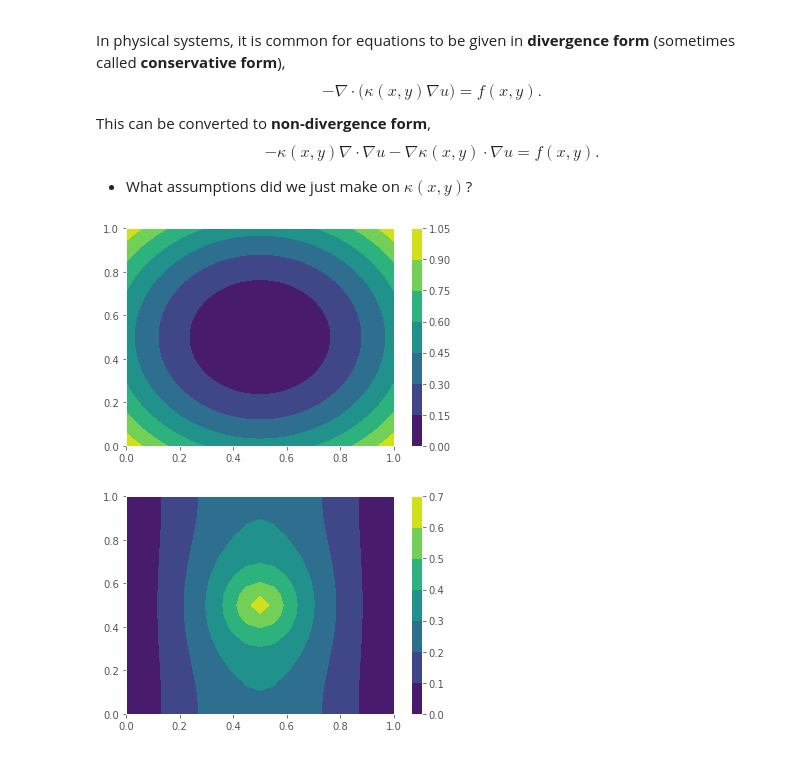
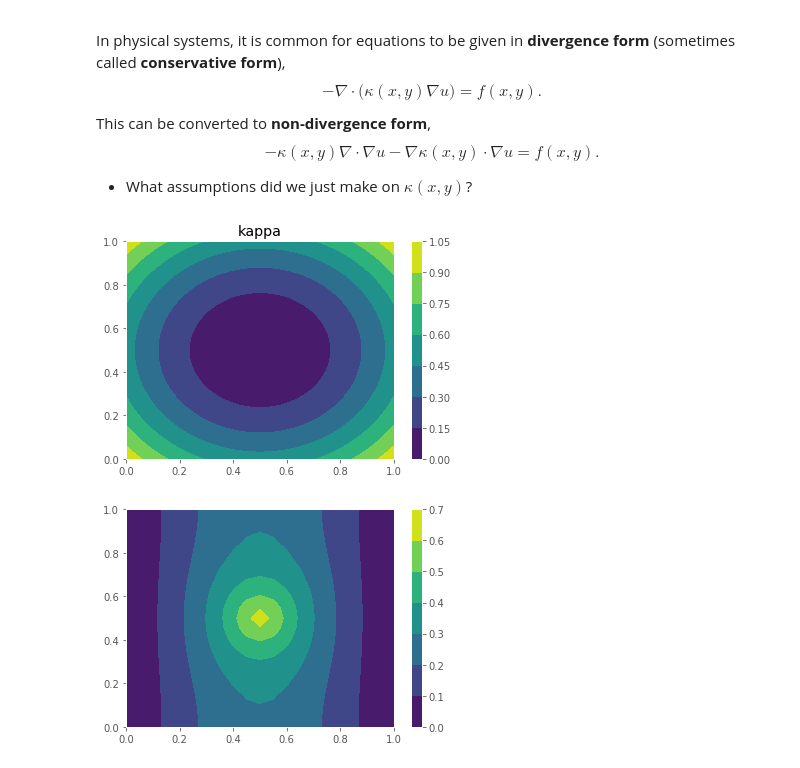
Before and after one commit to gandhiy/numpde, a Jupyter notebook: FD2D.ipynb, the cells around one changed output. Drawn from its saved outputs; the diff is of its cells as text; code cells hidden in the pictures.

```diff
--- a/FD2D.ipynb
+++ b/FD2D.ipynb
@@ -66,7 +70,7 @@ pyplot.colorbar();
 import cProfile
 prof = cProfile.Profile()
 prof.enable()
-x, y, A, rhs = laplacian2d_dense(.0125, lambda x,y: 0*x+1, lambda x,y: 0*x)
+x, y, A, rhs = laplacian2d_dense(.125, lambda x,y: 0*x+1, lambda x,y: 0*x)
 u = numpy.linalg.solve(A, rhs).reshape(x.shape)
 prof.disable()
 prof.print_stats(sort='tottime')
@@ -134,7 +156,8 @@ sp.linalg.norm(A - A.T)
 # %%
 prof = cProfile.Profile()
+#encase code in the enable and disable methods to time them
 prof.enable()
-x, y, A, rhs = laplacian2d(.005, lambda x,y: 0*x+1, lambda x,y: 0*x)
+x, y, A, rhs = laplacian2d(.125, lambda x,y: 0*x+1, lambda x,y: 0*x)
 u = sp.linalg.spsolve(A, rhs).reshape(x.shape)
 prof.disable()
 prof.print_stats(sort='tottime')
@@ -217,11 +240,15 @@ def laplacian2d_bc(h, f, g0, dirichlet=((),())):
     ai = []
     aj = []
     av = []
+    #didn't know you could define a function within a function
+    #could you define recusive functions within a recursive function?
     def idx(i, j):
         i = (m-1) - abs(m-1 - abs(i))
         j = (m-1) - abs(m-1 - abs(j))
         return i*m + j
+
     mask = numpy.ones_like(x, dtype=int)
+    #dirchlet is on the boundary of the grid (x_0, x_n), (y_0, y_n)
     mask[dirichlet[0],:] = 0
     mask[:,dirichlet[1]] = 0
     mask = mask.flatten()
@@ -245,10 +272,12 @@ def laplacian2d_bc(h, f, g0, dirichlet=((),())):
     A = sp.csr_matrix((av, (ai, aj)), shape=(m*m,m*m))
     return x, y, A, rhs
 
-x, y, A, rhs = laplacian2d_bc(.05, lambda x,y: 0*x+1,
-                              lambda x,y: 0*x, dirichlet=((0,),()))
+#x, y, A, rhs = laplacian2d_bc(.15, lambda x,y: 0*x+1,lambda x,y: 0*x, dirichlet=((int((1/.15)),),()))
+x, y, A, rhs = laplacian2d_bc(.1, lambda x,y: 0*x + 1,lambda x,y: 0*x, dirichlet=((0,2,-1),()))
 u = sp.linalg.spsolve(A, rhs).reshape(x.shape)
 print(sp.linalg.eigs(A, which='SM')[0])
+pyplot.xlabel('x')
+pyplot.ylabel('y')
 pyplot.contourf(x, y, u)
 pyplot.colorbar();
 # %% [output]
@@ -296,59 +325,82 @@ $$ - \kappa(x,y) \nabla\cdot \nabla u - \nabla \kappa(x,y) \cdot \nabla u = f(x,
 def laplacian2d_nondiv(h, f, kappa, grad_kappa, g0, dirichlet=((),())):
     m = int(1/h + 1)  # Number of elements in terms of nominal grid spacing h
     h = 1 / (m-1)     # Actual grid spacing
+
+
     c = numpy.linspace(0, 1, m)
     y, x = numpy.meshgrid(c, c)
+
+
     u0 = g0(x, y).flatten()
     rhs = f(x, y).flatten()
+
     ai = []
     aj = []
     av = []
+
+
     def idx(i, j):
         i = (m-1) - abs(m-1 - abs(i))
         j = (m-1) - abs(m-1 - abs(j))
         return i*m + j
+
+
     mask = numpy.ones_like(x, dtype=int)
+    #apply dirichlet conditions to the mask
+    #i.e. zero out the boundaries
     mask[dirichlet[0],:] = 0
     mask[:,dirichlet[1]] = 0
     mask = mask.flatten()
+
+
     for i in range(m):
         for j in range(m):
             row = idx(i, j)
+
             stencili = numpy.array([idx(*pair) for pair in [(i-1, j), (i, j-1), (i, j), (i, j+1), (i+1, j)]])
+            # -k(x,y) * ∆u = stencilw (the negative is taken care of in the second else statement)
             stencilw = kappa(i*h, j*h)/h**2 * numpy.array([-1, -1, 4, -1, -1])
+
             if grad_kappa is None:
                 gk = 1/h * numpy.array([kappa((i+.5)*h,j*h) - kappa((i-.5)*h,j*h),
                                         kappa(i*h,(j+.5)*h) - kappa(i*h,(j-.5)*h)])
             else:
                 gk = grad_kappa(i*h, j*h)
+
+            #stencilw - (grad_kappa(x,y)_x * stencil of u'(x,y)_x)
+            #stencilw - (grad_kappa(x,y)_y * stencil of u'(x,y)_y)
             stencilw -= gk[0] / (2*h) * numpy.array([-1, 0, 0, 0, 1])
             stencilw -= gk[1] / (2*h) * numpy.array([0, -1, 0, 1, 0])
+
+
             if mask[row] == 0: # Dirichlet boundary
                 ai.append(row)
                 aj.append(row)
                 av.append(1)
                 rhs[row] = u0[row]
             else:
                 smask = mask[stencili]
                 ai += [row]*sum(smask)
                 aj += stencili[smask == 1].tolist()
                 av += stencilw[smask == 1].tolist()
                 bdycols = stencili[smask == 0]
                 rhs[row] -= stencilw[smask == 0] @ u0[bdycols]
+
     A = sp.csr_matrix((av, (ai, aj)), shape=(m*m,m*m))
     return x, y, A, rhs
 
 def kappa(x, y):
     #return 1 - 2*(x-.5)**2 - 2*(y-.5)**2
     return 1e-2 + 2*(x-.5)**2 + 2*(y-.5)**2
 def grad_kappa(x, y):
     #return -4*(x-.5), -4*(y-.5)
     return 4*(x-.5), 4*(y-.5)
 
+pyplot.title('kappa')
 pyplot.contourf(x, y, kappa(x,y))
 pyplot.colorbar();
 # %% [output]
-[figure, old version]
+[figure, new version]
 # %%
 x, y, A, rhs = laplacian2d_nondiv(.05, lambda x,y: 0*x+1,
                                   kappa, grad_kappa,
```
Also changed, not shown: parts of 18 cells of this notebook, 7 other files.
